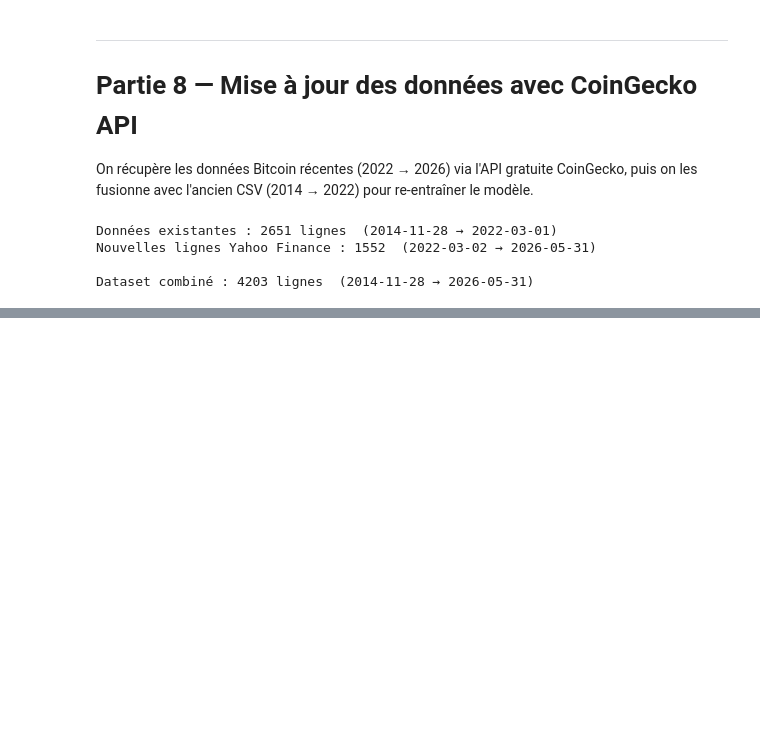
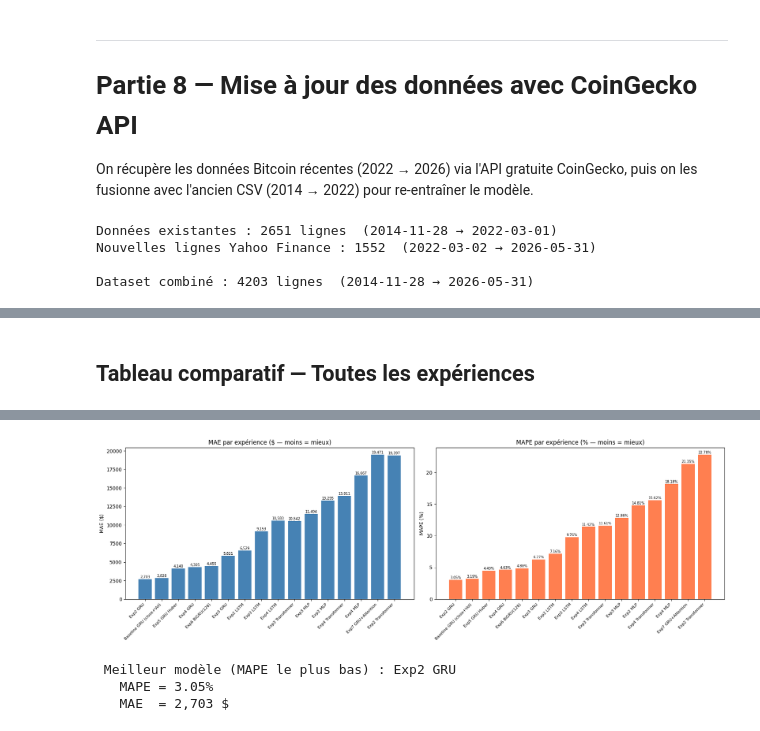
Before and after one commit to Paulcioban1997/Project_Bitcoin_DeepLearning_Best_Model_GRU, a Jupyter notebook: TP_Deep_Learning_LSTM.ipynb, the cells around one changed output, grey strips where cells are left out. Cells and saved outputs as stored; diff of their text form; code cells hidden in the pictures; blank space fills up the shorter version.

```diff
--- a/TP_Deep_Learning_LSTM.ipynb
+++ b/TP_Deep_Learning_LSTM.ipynb
@@ -887,0 +1198,17 @@ Scaler mis à jour sauvegardé : bitcoin_scaler_updated.pkl
+# %%
+
+from tensorflow.keras.layers import Bidirectional
+
+# ── Bidirectional GRU (mêmes données que Exp4, Huber Loss) ───────────────────
+gru_e6 = Sequential([
+    Bidirectional(GRU(128, return_sequences=True), input_shape=(window, n_feat_e4)),
+    Bidirectional(GRU(64)),
+    Dense(1)
+])
+gru_e6.compile(optimizer="adam", loss=tf.keras.losses.Huber())
+
+cb_e6 = [EarlyStopping(monitor="val_loss", patience=5, restore_best_weights=True),
+         ReduceLROnPlateau(monitor="val_loss", factor=0.5, patience=3)]
+
+gru_e6.fit(X_tr_e4, y_tr_e4, epochs=50, batch_size=32, validation_split=0.1, callbacks=cb_e6, verbose=0)
+exp_results.append(metrics_report("Exp6 BiGRU(128)", real_e4, inv_transform_col0(scaler_exp4, gru_e6.predict(X_te_e4), n_feat_e4)))
@@ -887,0 +1262,56 @@ Scaler mis à jour sauvegardé : bitcoin_scaler_updated.pkl
+# %% [markdown]
+## Tableau comparatif — Toutes les expériences
+# %%
+
+# ── Ajouter la baseline (GRU Updated Partie 8) ───────────────────────────────
+baseline = {
+    "Modele": "Baseline GRU (close+Vol)",
+    "MAE": round(mae_up), "RMSE": round(rmse_up),
+    "MAPE": round(mape_up, 2), "R2": None, "Dir_Acc": None
+}
+
+all_results = [baseline] + exp_results
+df_compare = pd.DataFrame(all_results).set_index("Modele")
+
+# Trier par MAPE croissant (meilleur = plus petit)
+df_compare_sorted = df_compare.sort_values("MAPE")
+
+print("\n" + "="*80)
+print("  TABLEAU COMPARATIF — TOUTES EXPÉRIENCES")
+print("="*80)
+print(df_compare_sorted.to_string())
+print("="*80)
+
+# ── Barplot MAE ──────────────────────────────────────────────────────────────
+import matplotlib.pyplot as plt
+
+fig, axes = plt.subplots(1, 2, figsize=(18, 6))
+df_plot = df_compare_sorted.dropna(subset=["MAE", "MAPE"])
+
+bars_mae = axes[0].bar(range(len(df_plot)), df_plot["MAE"], color="steelblue")
+axes[0].set_xticks(range(len(df_plot)))
+axes[0].set_xticklabels(df_plot.index, rotation=45, ha="right", fontsize=8)
+axes[0].set_title("MAE par expérience ($ — moins = mieux)")
+axes[0].set_ylabel("MAE ($)")
+for bar in bars_mae:
+    axes[0].text(bar.get_x() + bar.get_width()/2, bar.get_height() + 50,
+                 f"{bar.get_height():,.0f}", ha="center", va="bottom", fontsize=7)
+
+bars_mape = axes[1].bar(range(len(df_plot)), df_plot["MAPE"], color="coral")
+axes[1].set_xticks(range(len(df_plot)))
+axes[1].set_xticklabels(df_plot.index, rotation=45, ha="right", fontsize=8)
+axes[1].set_title("MAPE par expérience (% — moins = mieux)")
+axes[1].set_ylabel("MAPE (%)")
+for bar in bars_mape:
+    axes[1].text(bar.get_x() + bar.get_width()/2, bar.get_height() + 0.05,
+                 f"{bar.get_height():.2f}%", ha="center", va="bottom", fontsize=7)
+
+plt.tight_layout()
+plt.show()
+
+# ── Meilleur modèle ───────────────────────────────────────────────────────────
+best = df_compare_sorted["MAPE"].idxmin()
+print(f"\n Meilleur modèle (MAPE le plus bas) : {best}")
+print(f"   MAPE = {df_compare_sorted.loc[best, 'MAPE']:.2f}%")
+print(f"   MAE  = {df_compare_sorted.loc[best, 'MAE']:,.0f} $")
+# %% [output]
@@ -887,0 +1335,4 @@ Scaler mis à jour sauvegardé : bitcoin_scaler_updated.pkl
+[figure, added]
+ Meilleur modèle (MAPE le plus bas) : Exp2 GRU
+   MAPE = 3.05%
+   MAE  = 2,703 $
```
Also changed, not shown: parts of 30 cells of this notebook, 4 other files.
